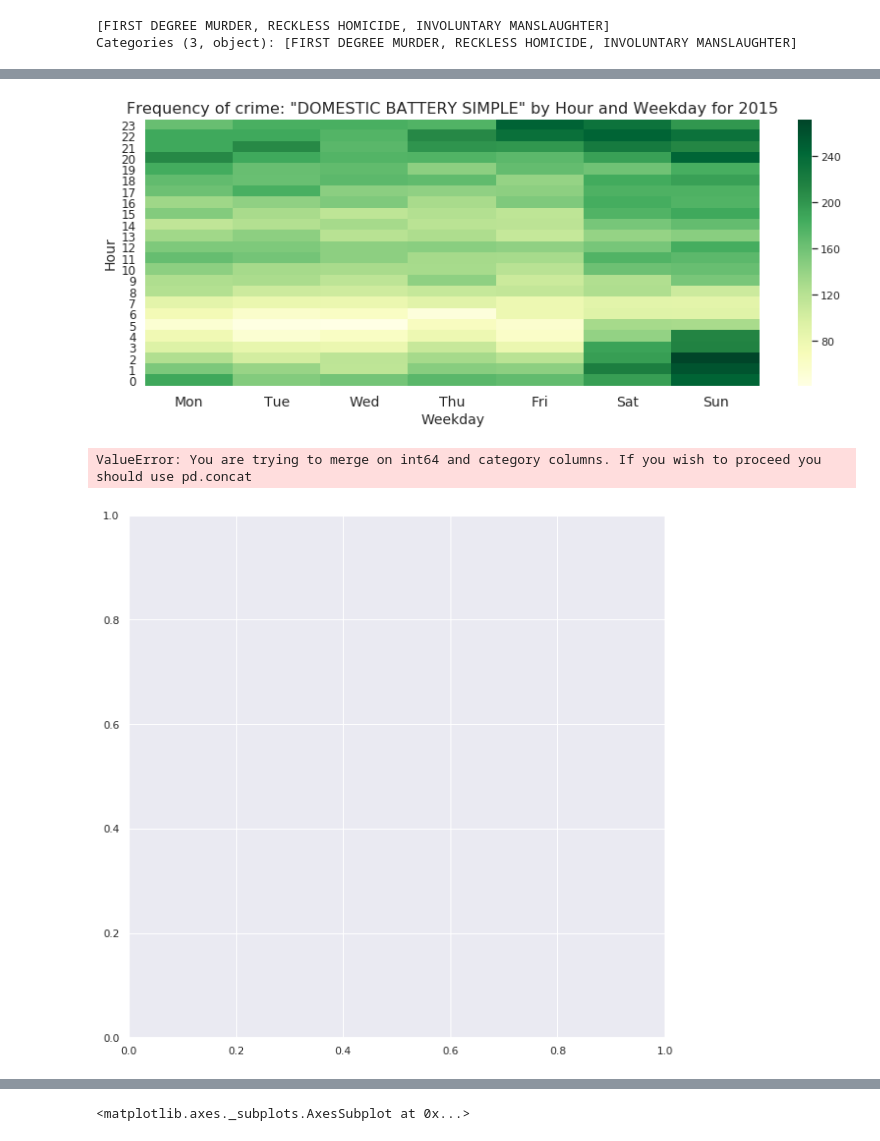
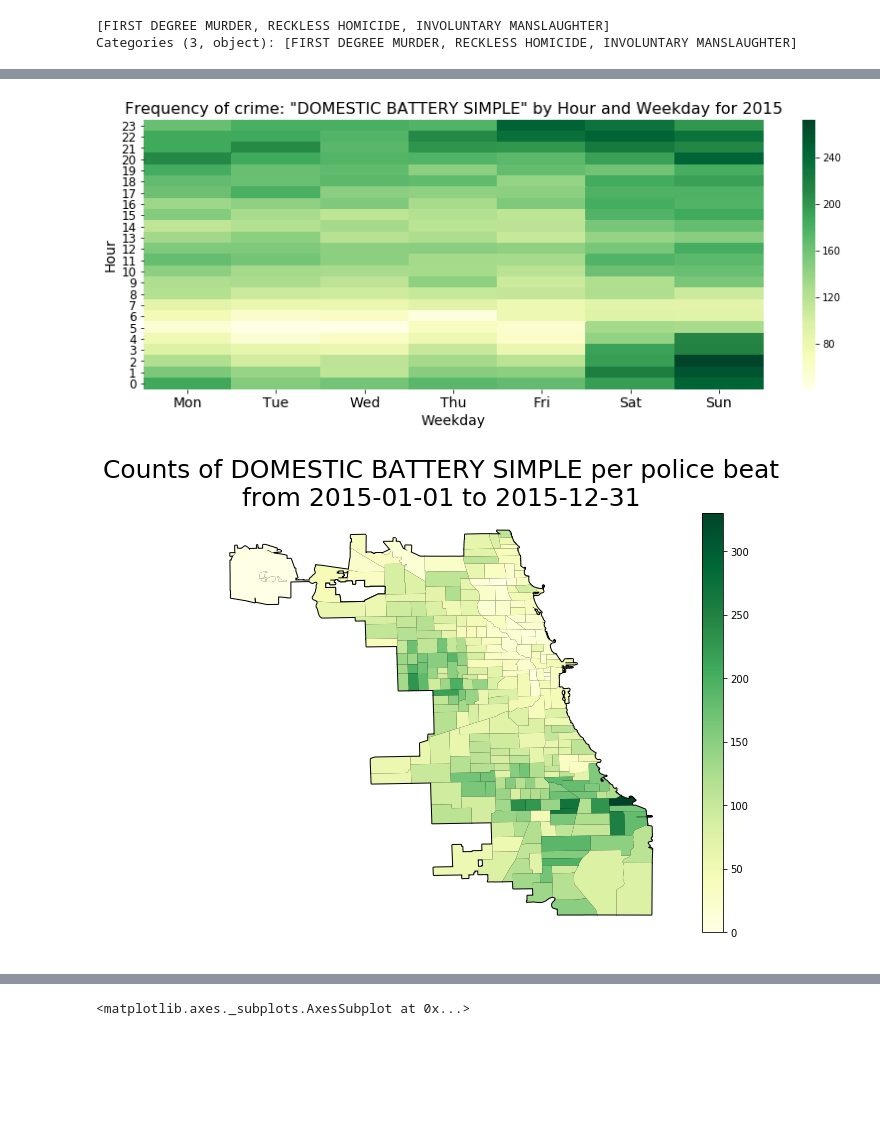
Before and after one commit to MattTriano/Chicago_Crimes, a Jupyter notebook: analysis/Chicago_Crime_Exploration.ipynb, the cells around one changed output, grey strips where cells are left out. Drawn from its saved outputs; the diff is of its cells as text; code cells hidden in the pictures; blank space fills up the shorter version.

Commit message:
Reorganized files, updated paths, and updated the environment.yml file

```diff
--- a/analysis/Chicago_Crime_Exploration.ipynb
+++ b/analysis/Chicago_Crime_Exploration.ipynb
@@ -17,6 +16,6 @@ from shapely.geometry import Point
 # %%
 # Notebook Styling
-sns.set()
+# sns.set()
 pd.options.display.max_columns = None
 display(HTML("<style>.container { width:100% !important; }</style>"))
 # %% [markdown]
@@ -54,7 +53,7 @@ def process_chicrimes(chi_crimes):
     chi_crimes['Month'] = chi_crimes['Month'].astype('category')
     return chi_crimes
 # %%
-CSV_PATH = os.path.join('..', 'data_raw', 'Crimes_-_2001_to_present.csv')
+CSV_PATH = os.path.join('data', 'big', 'Crimes_-_2001_to_present.csv')
 crime_dtypes = {'District':str,
                 'Ward':str,
                 'Community Area':str}
@@ -281,3 +156,0 @@ def plot_monthly_and_yearly_rates(df, crime, max_year=2018):
-# %%
-df = chi_crimes.loc[chi_crimes['Primary Type'] == 'HOMICIDE'].copy()
-homicides = plot_monthly_and_yearly_rates(df, 'Homicides', 2018)
@@ -360,3 +188,0 @@ Additionally, we know that crimes with these codings weren't fatal, as they woul
-# %%
-df = chi_crimes[(chi_crimes['IUCR'].isin(['041A','041B','0450','0451','0480','0481','0488','0489']))].copy()
-non_fatal_shootings = plot_monthly_and_yearly_rates(df, 'Non Fatal Shootings', 2018)
@@ -493,9 +276,8 @@ plot_crime_freq_heatmap('DOMESTIC BATTERY SIMPLE', 'Week', 'Hour', 2015, figsize
 # %%
 plot_crime_freq_heatmap('DOMESTIC BATTERY SIMPLE', 'Weekday', 'Hour', 2015, figsize=(14,5), col='Description')
 # %% [output]
-[figure, old version]
+[figure, new version]
 # %%
-map_counts(chi_crimes, 'DOMESTIC BATTERY SIMPLE', '2016-01-01', '2016-12-31', scale=0.6, figsize=(10,10), col='Description')
+map_counts(chi_crimes, 'DOMESTIC BATTERY SIMPLE', '2015-01-01', '2015-12-31', scale=0.6, figsize=(10,10), col='Description')
 # %% [output]
-ValueError: You are trying to merge on int64 and category columns. If you wish to proceed you should use pd.concat
-[figure, old version]
+[figure, new version]
```
Also changed, not shown: parts of 171 cells of this notebook, 10 other files.
